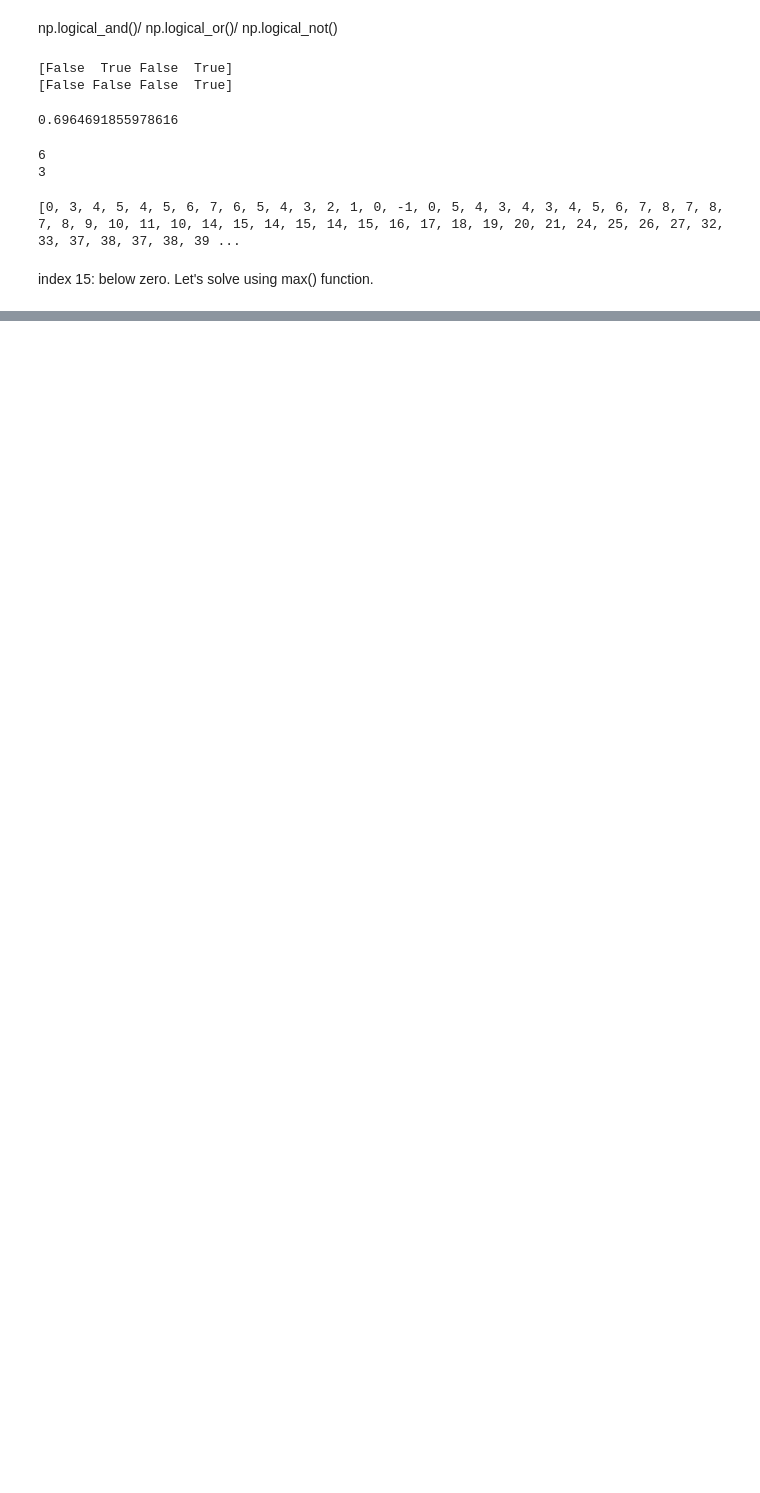
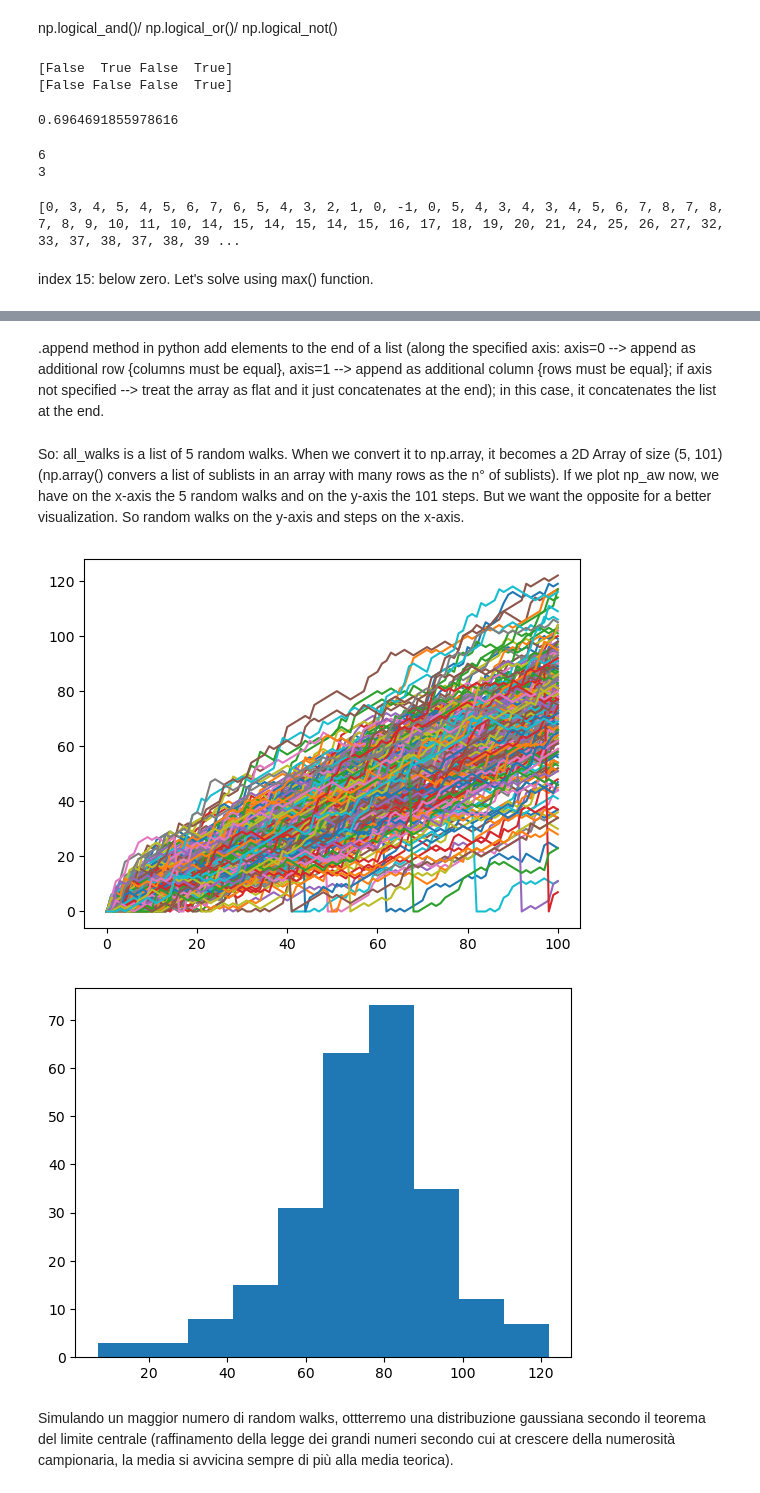
Before and after one commit to emadchelhi/training, a Jupyter notebook: numpy.ipynb, the cells around one changed output, grey strips where cells are left out. Drawn from its saved outputs; the diff is of its cells as text; code cells hidden in the pictures; blank space fills up the shorter version.

```diff
--- a/numpy.ipynb
+++ b/numpy.ipynb
@@ -138,0 +181,43 @@ plt.show()
+# %% [markdown]
+.append method in python add elements to the end of a list (along the specified axis: axis=0 --> append as additional row {columns must be equal}, axis=1 --> append as additional column {rows must be equal}; if axis not specified --> treat the array as flat and it just concatenates at the end); in this case, it concatenates the list at the end.
+# %% [markdown]
+So: all_walks is a list of 5 random walks.
+When we convert it to np.array, it becomes a 2D Array of size (5, 101) (np.array() convers a list of sublists in an array with many rows as the n° of sublists).
+If we plot np_aw now, we have on the x-axis the 5 random walks and on the y-axis the 101 steps. But we want the opposite for a better visualization. So random walks on the y-axis and steps on the x-axis.
+# %%
+# numpy and matplotlib imported, seed set
+
+# Simulate random walk 50 times
+all_walks = []
+for i in range(250) :
+    random_walk = [0]
+    for x in range(100) :
+        step = random_walk[-1]
+        dice = np.random.randint(1,7)
+        if dice <= 2:
+            step = max(0, step - 1)
+        elif dice <= 5:
+            step = step + 1
+        else:
+            step = step + np.random.randint(1,7)
+        if np.random.rand() <= 0.001 :
+            step = 0
+        random_walk.append(step)
+    all_walks.append(random_walk)
+
+# Create and plot np_aw_t
+np_aw_t = np.transpose(np.array(all_walks))
+plt.plot(np_aw_t)
+plt.show()
+
+# Select last row from np_aw_t: ends
+ends = np_aw_t[-1,:]
+
+# Plot histogram of ends, display plot
+plt.hist(ends)
+plt.show()
+# %% [output]
+[figure, added]
+[figure, added]
+# %% [markdown]
+Simulando un maggior numero di random walks, ottterremo una distribuzione gaussiana secondo il teorema del limite centrale (raffinamento della legge dei grandi numeri secondo cui at crescere della numerosità campionaria, la media si avvicina sempre di più alla media teorica).
```
Also changed, not shown: parts of 4 cells of this notebook.
